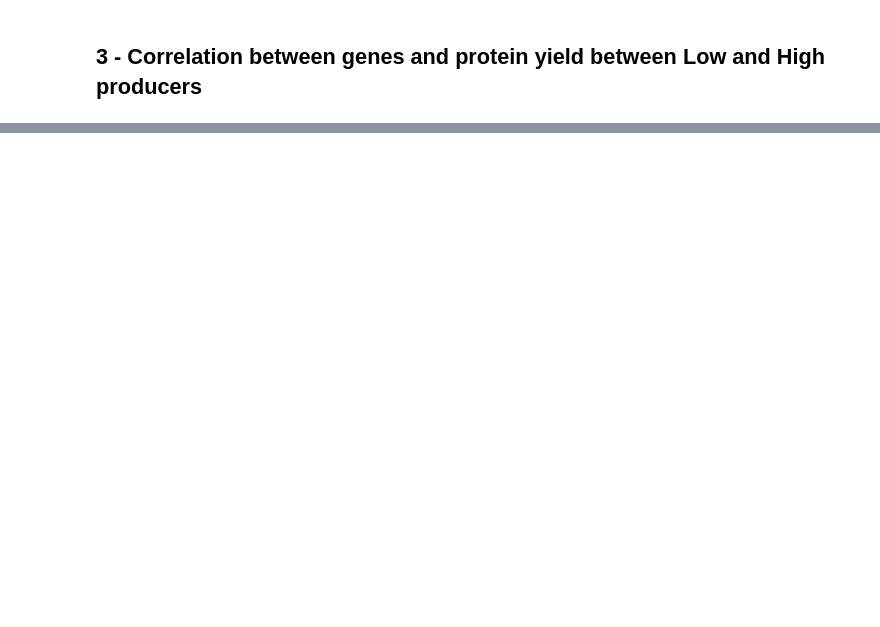
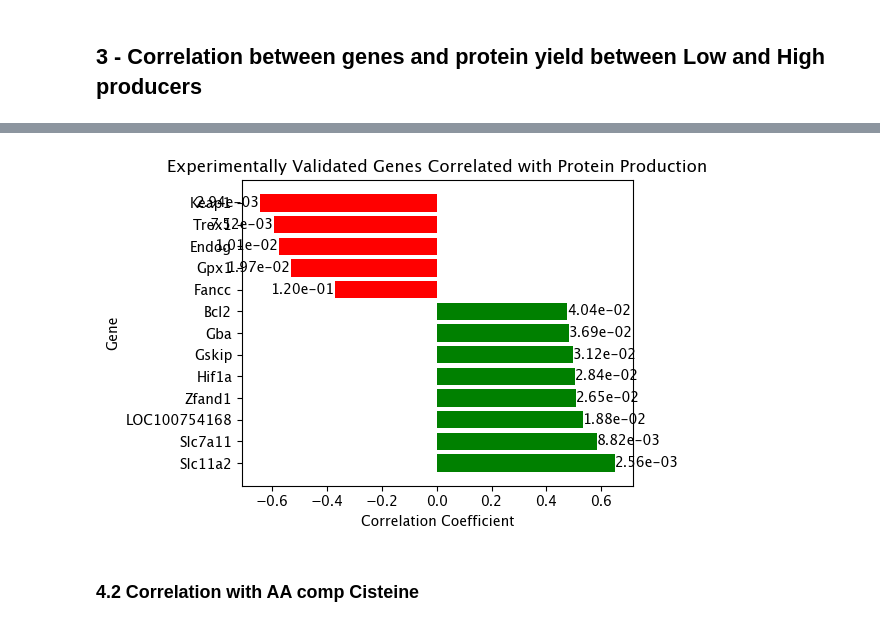
Before and after one commit to pablodig/Secretome_features_prediction, a Jupyter notebook: RNA_seq_analysis.ipynb, the cells around one changed output, grey strips where cells are left out. Saved outputs shown, nothing was run; the diff lists cells and outputs as text; code cells hidden in the pictures; blank space fills up the shorter version.

Commit message:
Cisteine correlation analysis

```diff
--- a/RNA_seq_analysis.ipynb
+++ b/RNA_seq_analysis.ipynb
@@ -77,7 +113,7 @@ combined_data['Category'] = protein_yield['amount_microgram'].values
 
 # List of custom genes
 custom_genes = ['Agpat4', 'LOC100750792', 'Nsd1', # Mina's
-                'EIF2AK2', 'Hspa8', 'Ern1' #Malm's
+                'Eif2ak1', 'Eif2ak3', 'Eif2ak4', 'Hspa8', 'Ern1' #Malm's
                ]
 
 # Check which custom genes are present in the combined data columns
@@ -422,0 +410,13 @@ plt.show()
+# %%
+# Filter combined_data based on the 'Category' column
+highno_combined_data = combined_data[
+    combined_data['Category'].isin(['highest amount', 'no amount'])
+]
+
+# Drop the 'Category' column
+highno_combined_data = highno_combined_data.drop(columns=['Category'])
+
+# Oxidative stress genes
+
+ox_genes = ['Keap1', 'Trex1', 'Endog', 'Fancc', 'Gpx1', 'Gskip', 'LOC100754168', 'Zfand1', 'Hif1a',
+            'Gba', 'Slc7a11','Bcl2', 'Slc11a2']
@@ -422,0 +473,30 @@ plt.show()
+# %%
+# Filter correlation_df for the custom genes only
+selected_genes = correlation_df[correlation_df['Gene'].isin(ox_genes)].reset_index(drop=True)
+
+plt.figure(figsize=(6, 4))
+bars = plt.barh(
+    selected_genes['Gene'],
+    selected_genes['Correlation'],
+    color=['green' if corr > 0 else 'red' for corr in selected_genes['Correlation']]
+)
+
+# Annotate bars with p-values
+for bar, p_value in zip(bars, selected_genes['P-Value']):
+    plt.text(
+        bar.get_width(),  # Position at the end of the bar
+        bar.get_y() + bar.get_height() / 2,  # Center vertically on the bar
+        f'{p_value:.2e}',  # Format p-value in scientific notation
+        va='center',  # Align vertically centered
+        ha='left' if bar.get_width() > 0 else 'right'  # Adjust alignment for positive/negative bars
+    )
+
+plt.title('Experimentally Validated Genes Correlated with Protein Production')
+plt.xlabel('Correlation Coefficient')
+plt.ylabel('Gene')
+plt.tight_layout()
+plt.show()
+# %% [output]
+[figure, added]
+# %% [markdown]
+### 4.2 Correlation with AA comp Cisteine
```
Also changed, not shown: parts of 18 cells of this notebook, 3 other files.
